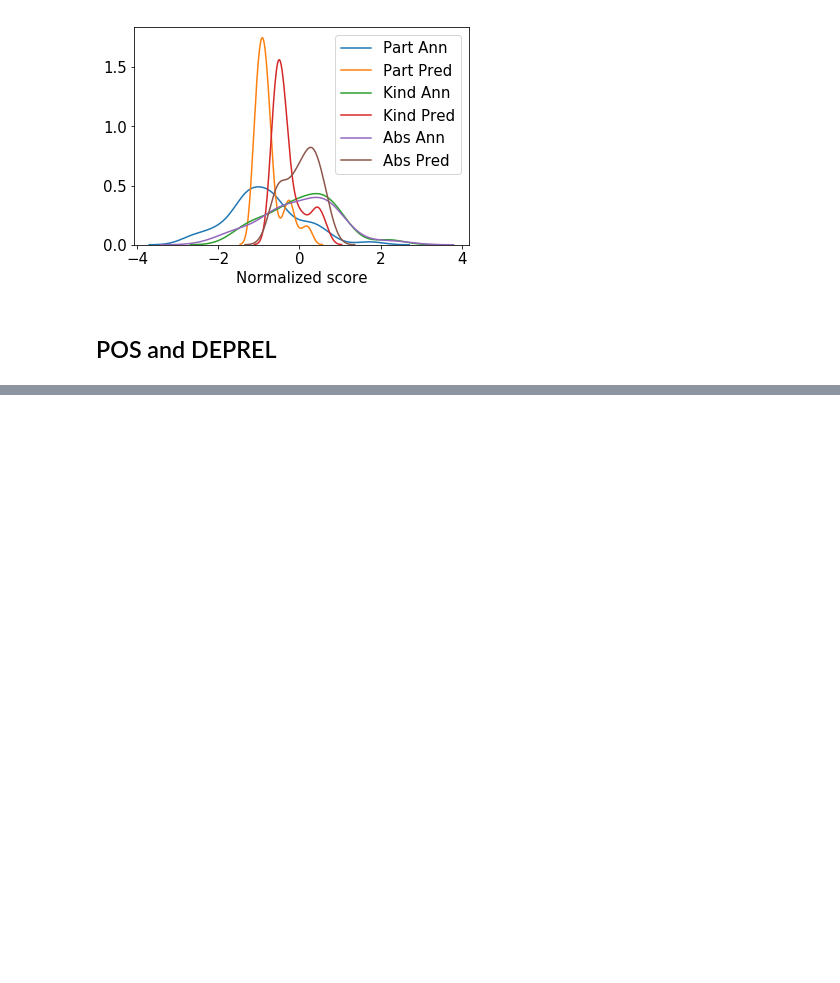
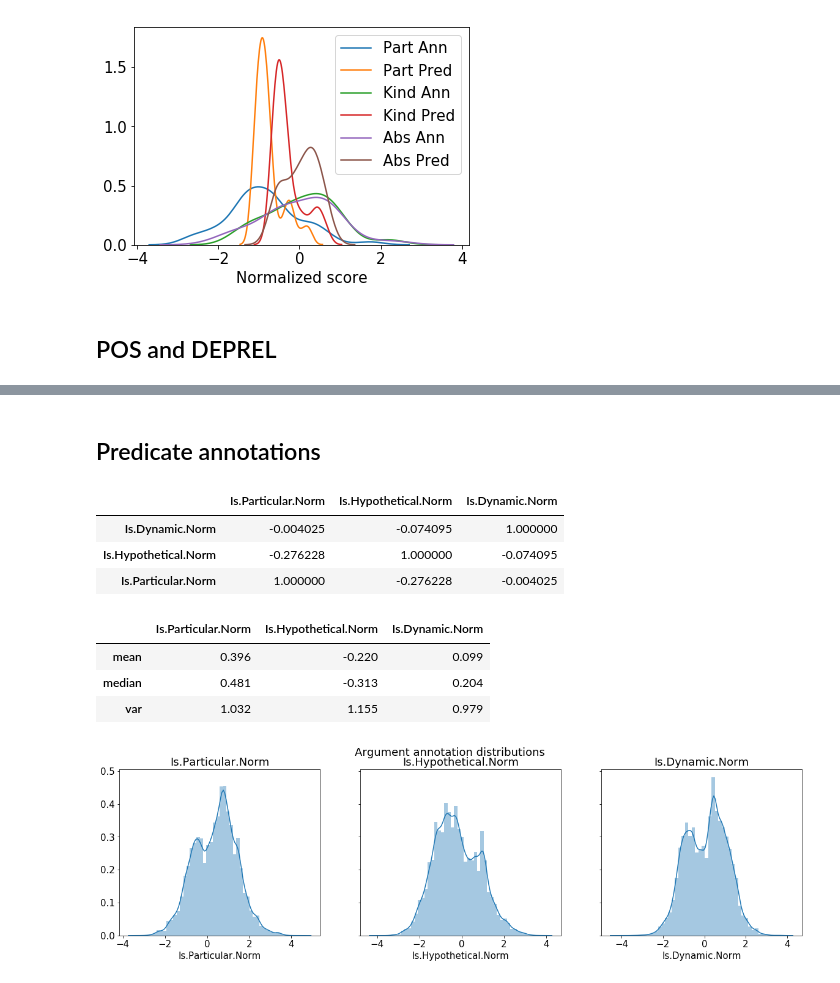
Before and after one commit to mdheller/factslab-python, a Jupyter notebook: bin/genericity_analysis.ipynb, the cells around one changed output, grey strips where cells are left out. Drawn from its saved outputs; the diff is of its cells as text; code cells hidden in the pictures; blank space fills up the shorter version.

```diff
--- a/bin/genericity_analysis.ipynb
+++ b/bin/genericity_analysis.ipynb
@@ -452,0 +535,20 @@ advcl & 33.5 & 5.3 & 49.1 & 14.6 & 38.4 & 6.4 & 9.3 \\
+# %% [markdown]
+## Predicate annotations
+# %%
+display(pd.DataFrame(create_corr_df(pred_data, attributes_pred)))
+display(pd.DataFrame(create_dist(pred_data, attributes_pred)))
+
+fig, ax = plt.subplots(figsize=[20, 5], nrows=1, ncols=3, squeeze=False, sharey='row')
+for i in range(3):
+    sns.distplot(pred_data[attributes_pred[i]], ax=ax[0][i]).get_figure()
+plt.show()
+# %% [output]
+|  | Is.Particular.Norm | Is.Hypothetical.Norm | Is.Dynamic.Norm |
+| Is.Dynamic.Norm | -0.004025 | -0.074095 | 1.000000 |
+| Is.Hypothetical.Norm | -0.276228 | 1.000000 | -0.074095 |
+| Is.Particular.Norm | 1.000000 | -0.276228 | -0.004025 |
+|  | Is.Particular.Norm | Is.Hypothetical.Norm | Is.Dynamic.Norm |
+| mean | 0.396 | -0.220 | 0.099 |
+| median | 0.481 | -0.313 | 0.204 |
+| var | 1.032 | 1.155 | 0.979 |
+[figure, added]
```
Also changed, not shown: parts of 21 cells of this notebook.
